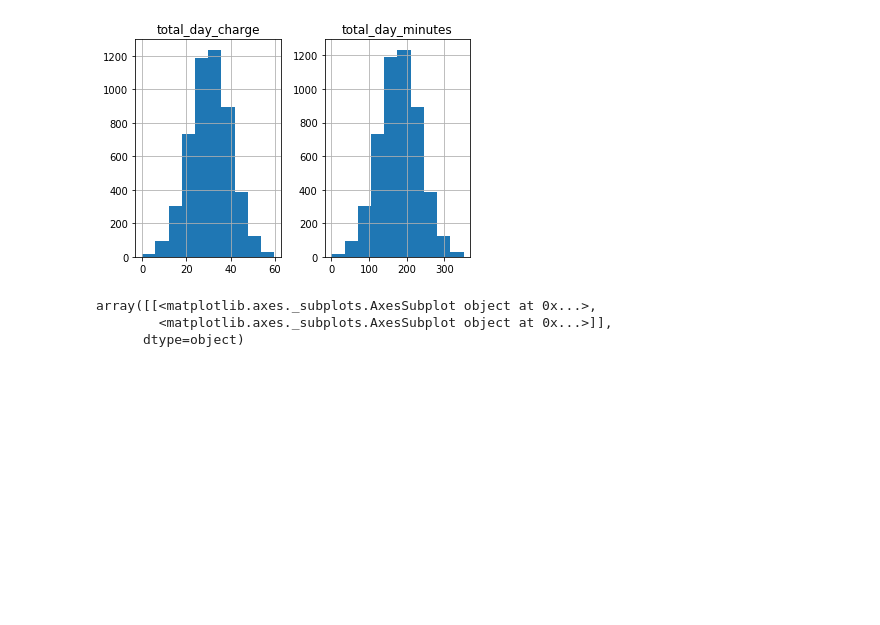
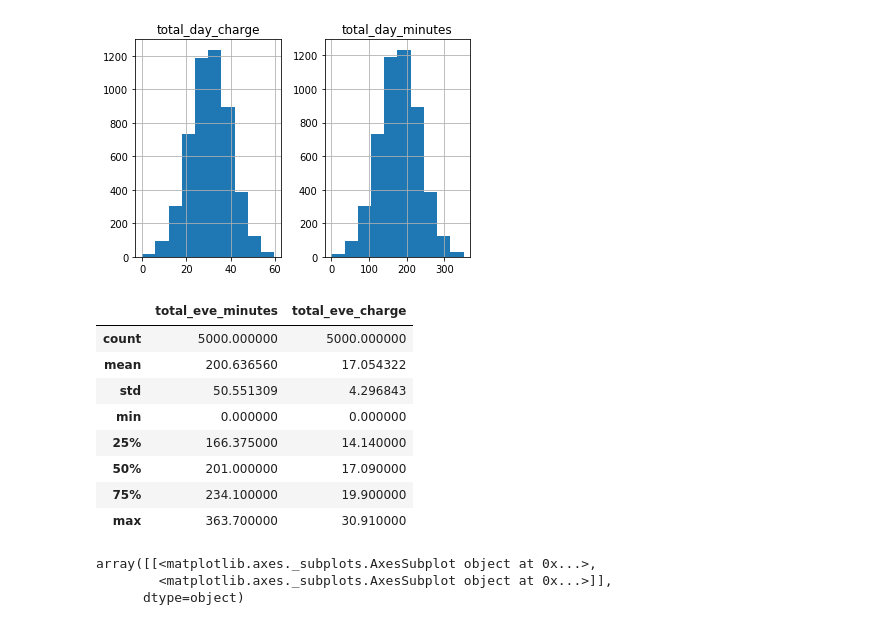
Before and after one commit to syakhlani/Basic_Statistics, a Jupyter notebook: pre_test_use_case_AS.ipynb, the cells around one changed output. Saved outputs shown, nothing was run; the diff lists cells and outputs as text; code cells hidden in the pictures; blank space fills up the shorter version.

```diff
--- a/pre_test_use_case_AS.ipynb
+++ b/pre_test_use_case_AS.ipynb
@@ -285,6 +297,18 @@ array([[<matplotlib.axes._subplots.AxesSubplot object at 0x...>,
         <matplotlib.axes._subplots.AxesSubplot object at 0x...>]],
       dtype=object)
 [figure]
+# %%
+dataset[['total_eve_minutes','total_eve_charge']].describe()
+# %% [output]
+|  | total_eve_minutes | total_eve_charge |
+| count | 5000.000000 | 5000.000000 |
+| mean | 200.636560 | 17.054322 |
+| std | 50.551309 | 4.296843 |
+| min | 0.000000 | 0.000000 |
+| 25% | 166.375000 | 14.140000 |
+| 50% | 201.000000 | 17.090000 |
+| 75% | 234.100000 | 19.900000 |
+| max | 363.700000 | 30.910000 |
 # %%
 dataset[['total_eve_minutes','total_eve_charge']].hist()
 # %% [output]
```
Also changed, not shown: parts of 4 cells of this notebook.
